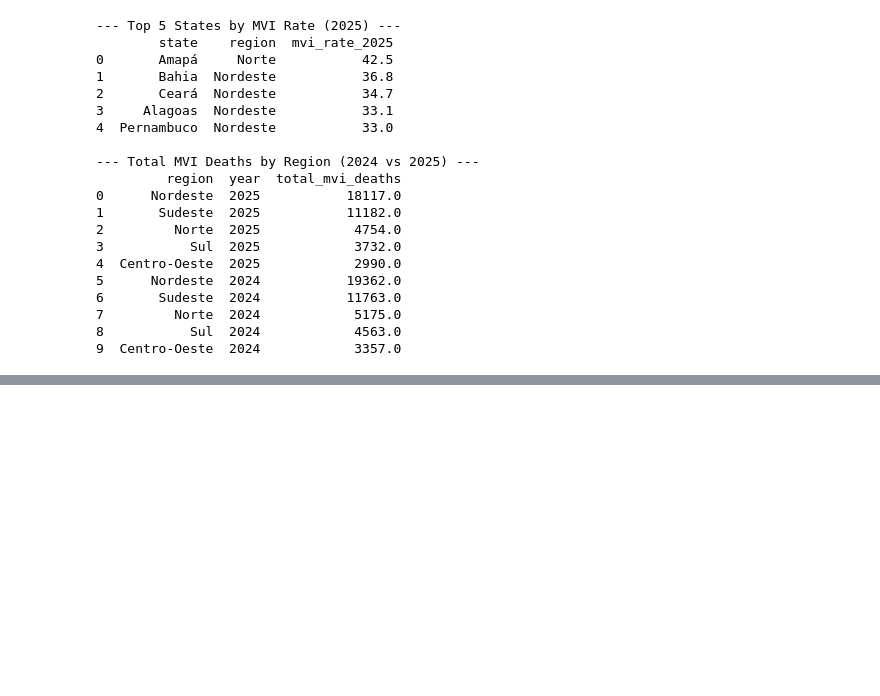
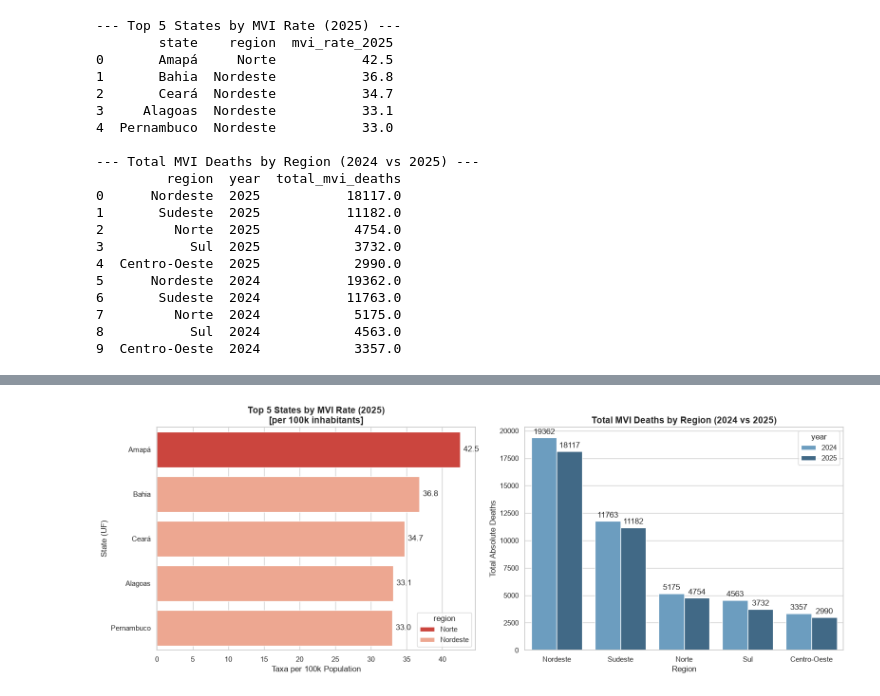
Before and after one commit to phtirado/BRSecurityDateAnalysis, a Jupyter notebook: CSV_File_Treatment.ipynb, the cells around one changed output, grey strips where cells are left out. Drawn from its saved outputs; the diff is of its cells as text; code cells hidden in the pictures; blank space fills up the shorter version.

Commit message:
Add data visualisation, readme and requirements file

```diff
--- a/CSV_File_Treatment.ipynb
+++ b/CSV_File_Treatment.ipynb
@@ -253,0 +256,92 @@ print(con.execute(region_query).df())
+# %%
+import duckdb
+import matplotlib.pyplot as plt
+import seaborn as sns
+
+# Set visual style
+sns.set_theme(style="whitegrid")
+plt.rcParams.update({'font.size': 12})
+
+# Connect to DuckDB
+con = duckdb.connect()
+
+# -------------------------------------------------------------------
+# Query 1: Top 5 States with Highest MVI Rate in 2025
+# -------------------------------------------------------------------
+top5_query = """
+SELECT
+    l.location_name AS state,
+    l.region,
+    f.value AS mvi_rate_2025
+FROM 'data/3_gold/fct_mvi.parquet' f
+JOIN 'data/3_gold/dim_location.parquet' l ON f.location_id = l.location_id
+JOIN 'data/3_gold/dim_metric.parquet' m ON f.metric_id = m.metric_id
+WHERE m.metric_code = 'mvi_taxa'
+  AND f.year = 2025
+  AND l.is_national = FALSE
+ORDER BY mvi_rate_2025 DESC
+LIMIT 5;
+"""
+df_top5 = con.execute(top5_query).df()
+
+# -------------------------------------------------------------------
+# Query 2: Regional Aggregation of Total MVI Deaths (2024 vs 2025)
+# -------------------------------------------------------------------
+region_query = """
+SELECT
+    l.region,
+    CAST(f.year AS VARCHAR) AS year,
+    SUM(f.value) AS total_mvi_deaths
+FROM 'data/3_gold/fct_mvi.parquet' f
+JOIN 'data/3_gold/dim_location.parquet' l ON f.location_id = l.location_id
+JOIN 'data/3_gold/dim_metric.parquet' m ON f.metric_id = m.metric_id
+WHERE m.metric_code = 'mvi_absoluto'
+  AND l.is_national = FALSE
+GROUP BY l.region, f.year
+ORDER BY total_mvi_deaths DESC;
+"""
+df_region = con.execute(region_query).df()
+
+# -------------------------------------------------------------------
+# Plotting Figure with 2 Subplots
+# -------------------------------------------------------------------
+fig, axes = plt.subplots(1, 2, figsize=(16, 6))
+
+# Plot 1: Horizontal Bar Chart for Top 5 States
+sns.barplot(
+    data=df_top5,
+    x='mvi_rate_2025',
+    y='state',
+    hue='region',
+    dodge=False,
+    ax=axes[0],
+    palette='Reds_r'
+)
+axes[0].set_title('Top 5 States by intentional violent deaths rate (2025)\n[per 100k inhabitants]', fontsize=14, fontweight='bold')
+axes[0].set_xlabel('Taxa per 100k Population')
+axes[0].set_ylabel('State (UF)')
+
+# Add value labels inside bars
+for container in axes[0].containers:
+    axes[0].bar_label(container, fmt='%.1f', padding=5)
+
+# Plot 2: Grouped Bar Chart for Regional Comparison (2024 vs 2025)
+sns.barplot(
+    data=df_region,
+    x='region',
+    y='total_mvi_deaths',
+    hue='year',
+    ax=axes[1],
+    palette='Blues_d'
+)
+axes[1].set_title('Total intentional violent deaths by Region (2024 vs 2025)', fontsize=14, fontweight='bold')
+axes[1].set_xlabel('Region')
+axes[1].set_ylabel('Total Absolute Deaths')
+
+# Add value labels on top of bars
+for container in axes[1].containers:
+    axes[1].bar_label(container, fmt='%.0f', padding=3)
+
+plt.tight_layout()
+plt.show()
+# %% [output]
@@ -253,0 +349 @@ print(con.execute(region_query).df())
+[figure, added]
```
Also changed, not shown: parts of 2 cells of this notebook, 3 other files.
